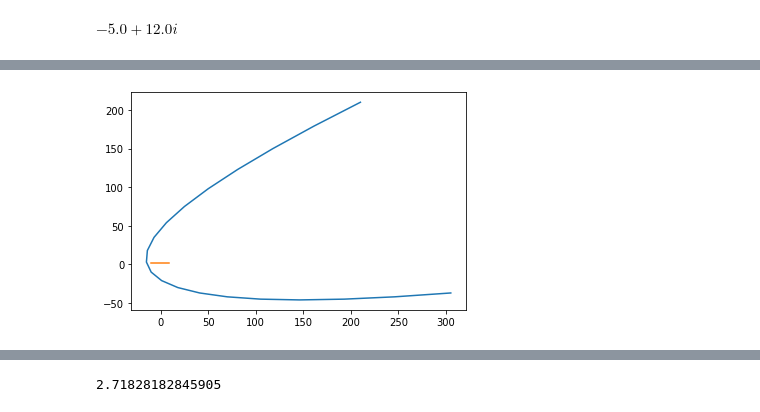
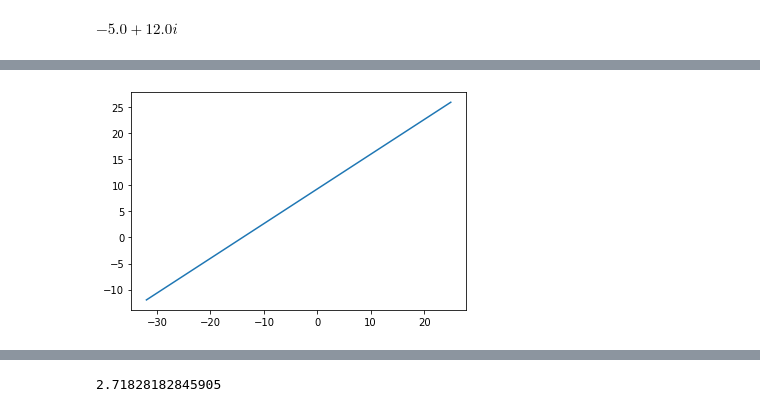
Before and after one commit to James-G-Hill/Sympy-Companion-to-Mathematics-Form-and-Function, a Jupyter notebook: ch10_complex_analysis_topology.ipynb, the cells around one changed output, grey strips where cells are left out. Drawn from its saved outputs; the diff is of its cells as text; code cells hidden in the pictures.

```diff
--- a/ch10_complex_analysis_topology.ipynb
+++ b/ch10_complex_analysis_topology.ipynb
@@ -111,0 +146,20 @@ print(N(arg(z**2)))
+# %%
+import matplotlib.pyplot as plt
+
+a, b, c, d = symbols("a b c d")
+a = 2 + 2*I
+b = 1 + 3*I
+c = 3 + 2*I
+d = 2 + 2*I
+
+print((a * d) - (b * c) != 0)
+
+def f(z):
+    return a * z + b
+
+mn = [N(f(x + 2*I)) for x in range(-10, 10)]
+mn = [(re(x), im(x)) for x in mn]
+m, n = zip(*mn)
+
+plt.plot(m, n)
+plt.show()
@@ -112,16 +169,12 @@ print(N(arg(z**2)))
 # %%
-import matplotlib.pyplot as plt
+def g(z):
+    return c * z + d
 
-kl = [N(x + 2*I) for x in range(-10, 10)]
-kl = [(re(x), im(x)) for x in kl]
-k, l = zip(*kl)
-
-mn = [N(f(x + 2*I)) for x in range(-10, 10)]
+mn = [N(g(x + 2*I)) for x in range(-10, 10)]
 mn = [(re(x), im(x)) for x in mn]
 m, n = zip(*mn)
 
 plt.plot(m, n)
-plt.plot(k, l)
 plt.show()
 # %% [output]
-[figure, old version]
+[figure, new version]
```
Also changed, not shown: parts of 29 cells of this notebook.
